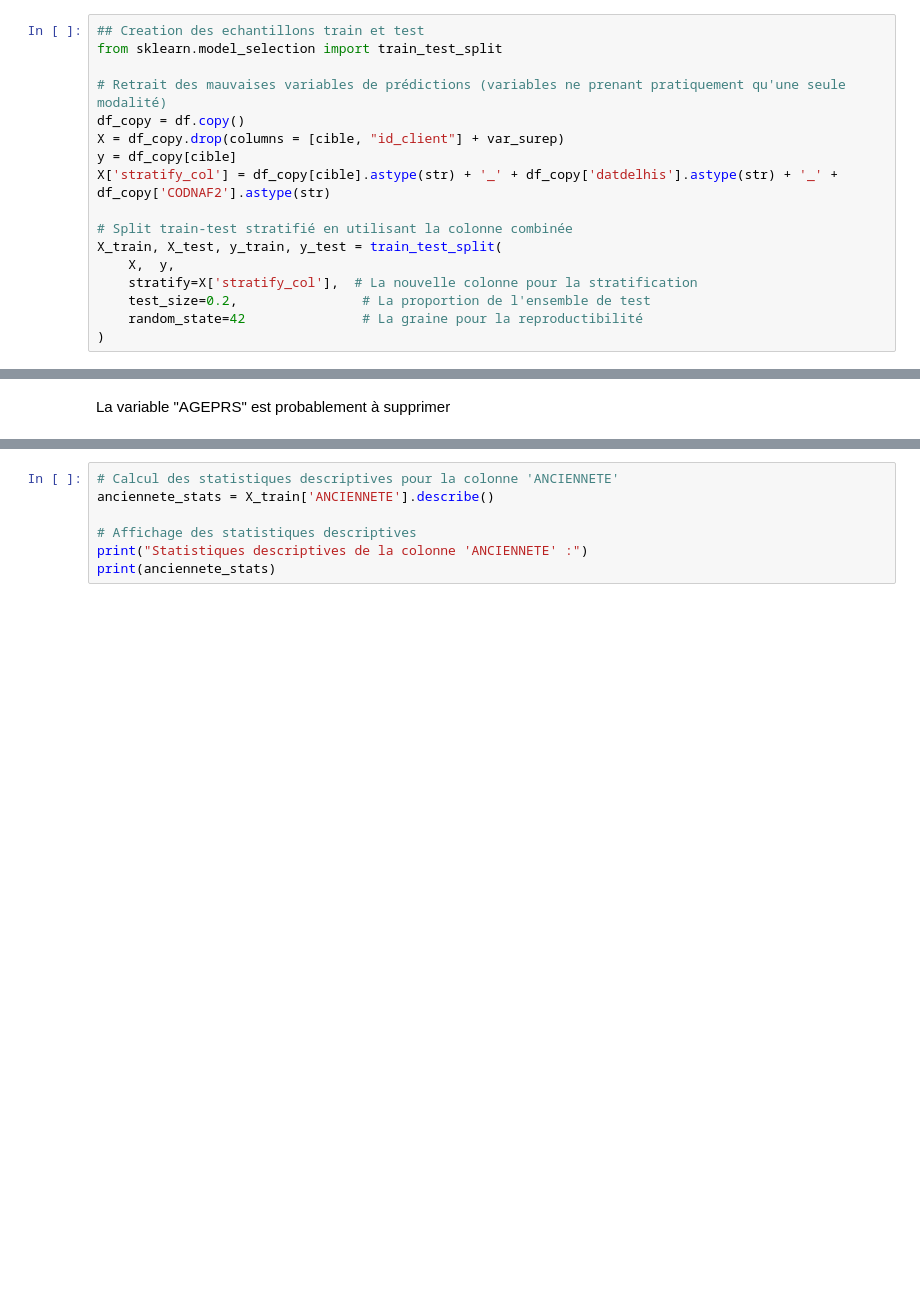
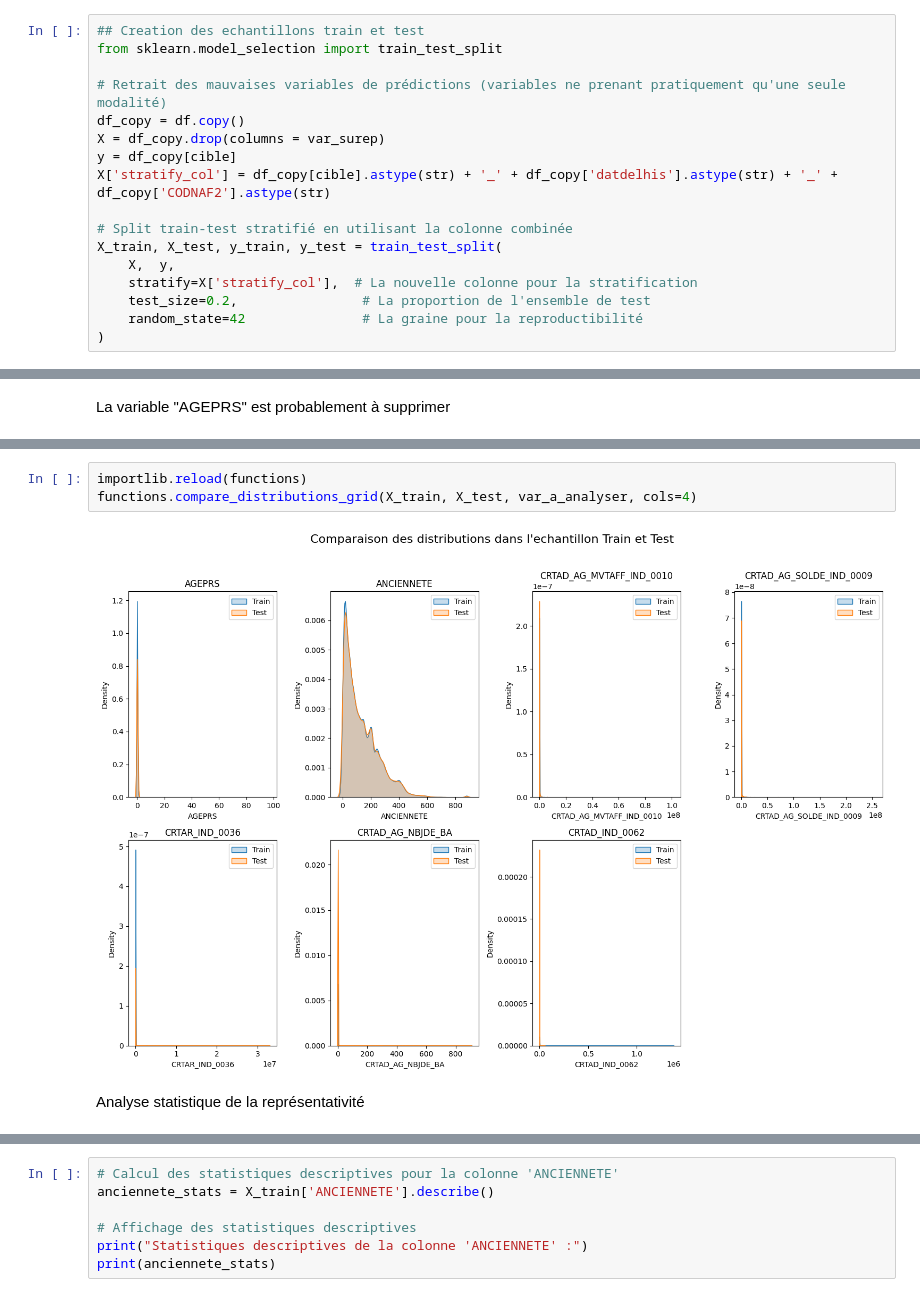
Before and after one commit to cheryl-kdio/Scoring-pj, a Jupyter notebook: desc.ipynb, the cells around one changed output, grey strips where cells are left out. Cells and saved outputs as stored; diff of their text form; blank space fills up the shorter version.

```diff
--- a/desc.ipynb
+++ b/desc.ipynb
@@ -283,7 +258,7 @@ from sklearn.model_selection import train_test_split
 
 # Retrait des mauvaises variables de prédictions (variables ne prenant pratiquement qu'une seule modalité)
 df_copy = df.copy()
-X = df_copy.drop(columns = [cible, "id_client"] + var_surep)
+X = df_copy.drop(columns = var_surep)
 y = df_copy[cible]
 X['stratify_col'] = df_copy[cible].astype(str) + '_' + df_copy['datdelhis'].astype(str) + '_' +  df_copy['CODNAF2'].astype(str)
 
@@ -419,0 +366,7 @@ for col in var_a_analyser:
+# %%
+importlib.reload(functions)
+functions.compare_distributions_grid(X_train, X_test, var_a_analyser, cols=4)
+# %% [output]
+[figure, added]
+# %% [markdown]
+Analyse statistique de la représentativité
```
Also changed, not shown: parts of 70 cells of this notebook, 4 other files.
